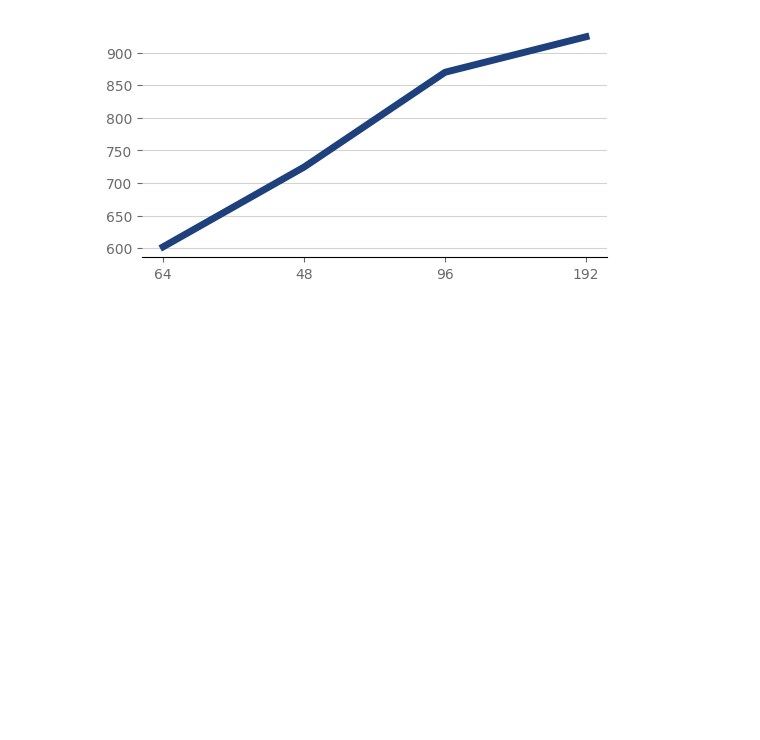
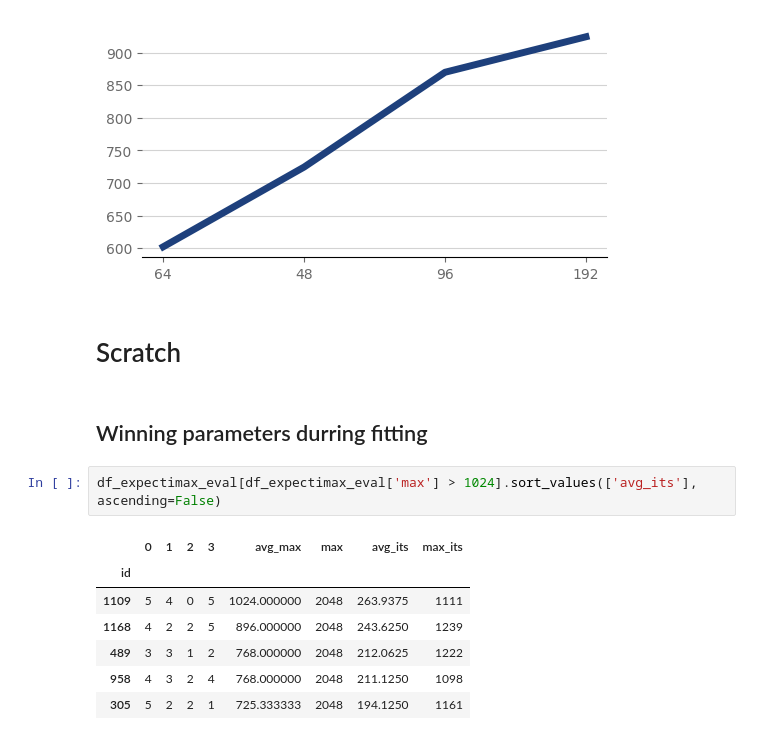
Before and after one commit to PSU-AI801-Group1-Fall-2024/2048-experiments, a Jupyter notebook: data-synthensis.ipynb, the cells around one changed output. Cells and saved outputs as stored; diff of their text form; blank space fills up the shorter version.

```diff
--- a/data-synthensis.ipynb
+++ b/data-synthensis.ipynb
@@ -479,3 +479,17 @@ y = [
 line_plot(x, y)
 # %% [output]
 [figure]
+# %% [markdown]
+# Scratch
+# %% [markdown]
+## Winning parameters durring fitting
+# %%
+df_expectimax_eval[df_expectimax_eval['max'] > 1024].sort_values(['avg_its'], ascending=False)
+# %% [output]
+|  | 0 | 1 | 2 | 3 | avg_max | max | avg_its | max_its |
+| id |  |  |  |  |  |  |  |  |
+| 1109 | 5 | 4 | 0 | 5 | 1024.000000 | 2048 | 263.9375 | 1111 |
+| 1168 | 4 | 2 | 2 | 5 | 896.000000 | 2048 | 243.6250 | 1239 |
+| 489 | 3 | 3 | 1 | 2 | 768.000000 | 2048 | 212.0625 | 1222 |
+| 958 | 4 | 3 | 2 | 4 | 768.000000 | 2048 | 211.1250 | 1098 |
+| 305 | 5 | 2 | 2 | 1 | 725.333333 | 2048 | 194.1250 | 1161 |
```
Also changed, not shown: parts of 5 cells of this notebook.
